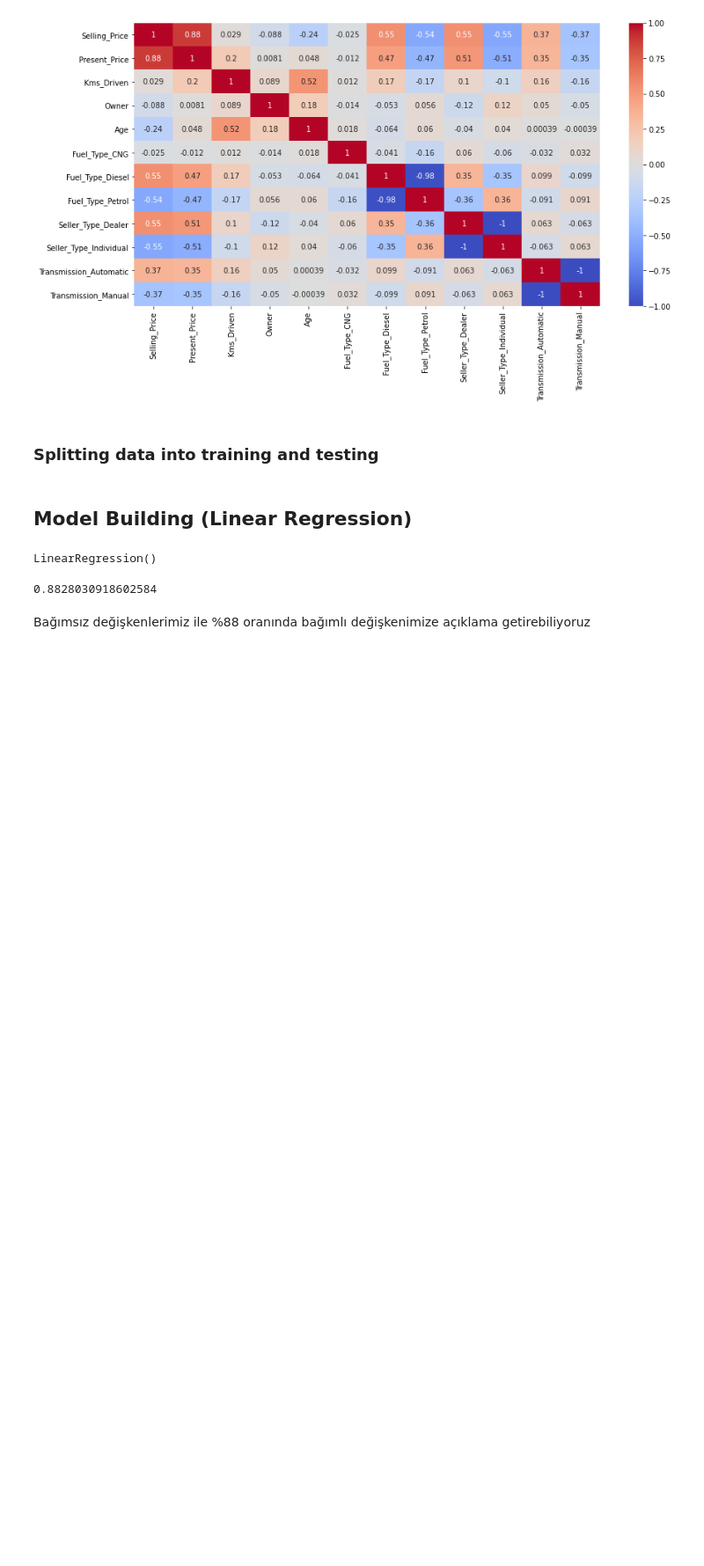
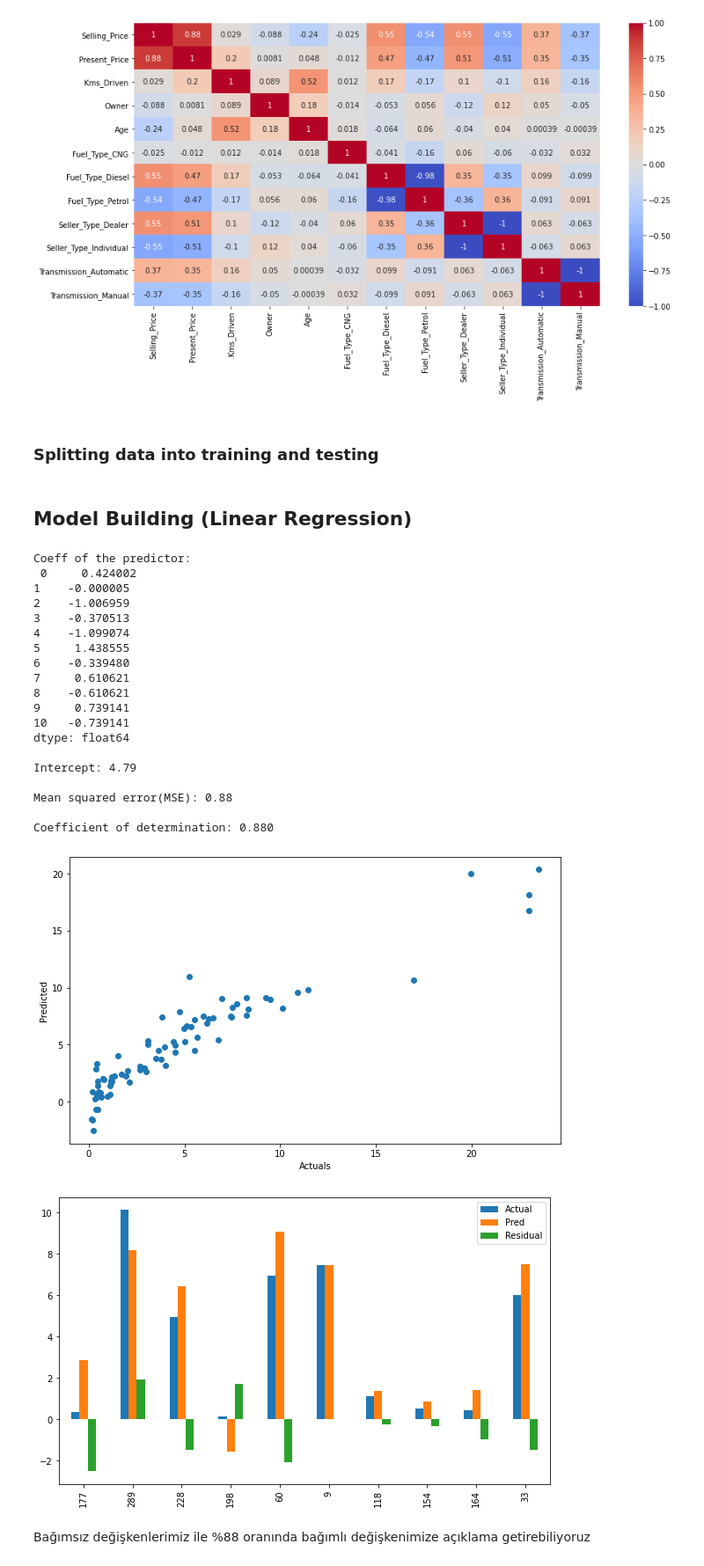
Before and after one commit to ahmedclk/Portfolio, a Jupyter notebook: Linear Regression Project/used_car_price_prediction_assignment1.ipynb, the cells around one changed output. Shown at 88% size. Saved outputs shown, nothing was run; the diff lists cells and outputs as text; code cells hidden in the pictures; blank space fills up the shorter version.

```diff
--- a/Linear Regression Project/used_car_price_prediction_assignment1.ipynb
+++ b/Linear Regression Project/used_car_price_prediction_assignment1.ipynb
@@ -162,4 +158,2 @@ y = df["Selling_Price"]
-# %%
-X_train, X_test, y_train, y_test = train_test_split(X,y,test_size=0.3,random_state=42)
 # %% [markdown]
 ##  Model Building (Linear Regression)
@@ -174,10 +160,69 @@ lreg = LinearRegression()
-# %%
-lreg.fit(X_train, y_train)
-# %% [output]
-LinearRegression()
-# %%
-lreg.score(X_train, y_train)
-# %% [output]
-0.8828030918602584
+# %%
+def regression(df):
+    # bağımsız ve bağımlı değişkenleri tanımlama
+    X = df.drop(["Selling_Price","Car_Name"], axis =1)
+    y = df["Selling_Price"]
+
+    X_train, X_test, y_train, y_test = train_test_split(X,y,test_size=0.26,random_state=42)
+
+    # print(x,y)
+
+    # LinearRegression nesnesini başlatma
+    scores = []
+    lreg = LinearRegression()
+
+    # Modeli eğitme
+    lreg.fit(X_train, y_train)
+
+    # Her bir bağımsız değişkenin tahmin için katsayıları
+    print("Coeff of the predictor:\n",pd.Series(lreg.coef_))
+
+    # B0 katsayısı
+    print("\nIntercept: %3.2f" %lreg.intercept_)
+
+    # Predict
+    y_pred = lreg.predict(X_test)
+    # print(y_pred)
+
+    # MSE
+    print("\nMean squared error(MSE): %.2f" % metrics.r2_score(y_test, y_pred))
+    # R2 value
+    print("\nCoefficient of determination: %.3f" % r2_score(y_test, y_pred))
+
+    my_dict = {"Actual": y_test,"Pred":y_pred,"Residual":y_test-y_pred}
+    comparing = pd.DataFrame(my_dict)
+
+
+    plt.figure(figsize=(10,6))
+    plt.scatter(x=comparing['Actual'], y=comparing['Pred'])
+    plt.ylabel('Predicted')
+    plt.xlabel('Actuals')
+
+    comparing.head(10).plot(kind='bar',figsize=(10,6))
+
+# Fonksiyonu çalıştır.
+regression(df)
+# %% [output]
+Coeff of the predictor:
+ 0     0.424002
+1    -0.000005
+2    -1.006959
+3    -0.370513
+4    -1.099074
+5     1.438555
+6    -0.339480
+7     0.610621
+8    -0.610621
+9     0.739141
+10   -0.739141
+dtype: float64
+
+Intercept: 4.79
+
+Mean squared error(MSE): 0.88
+
+Coefficient of determination: 0.880
+[figure, added]
+[figure, added]
 # %% [markdown]
 Bağımsız değişkenlerimiz ile %88 oranında bağımlı değişkenimize açıklama getirebiliyoruz
```
Also changed, not shown: parts of 15 cells of this notebook.
